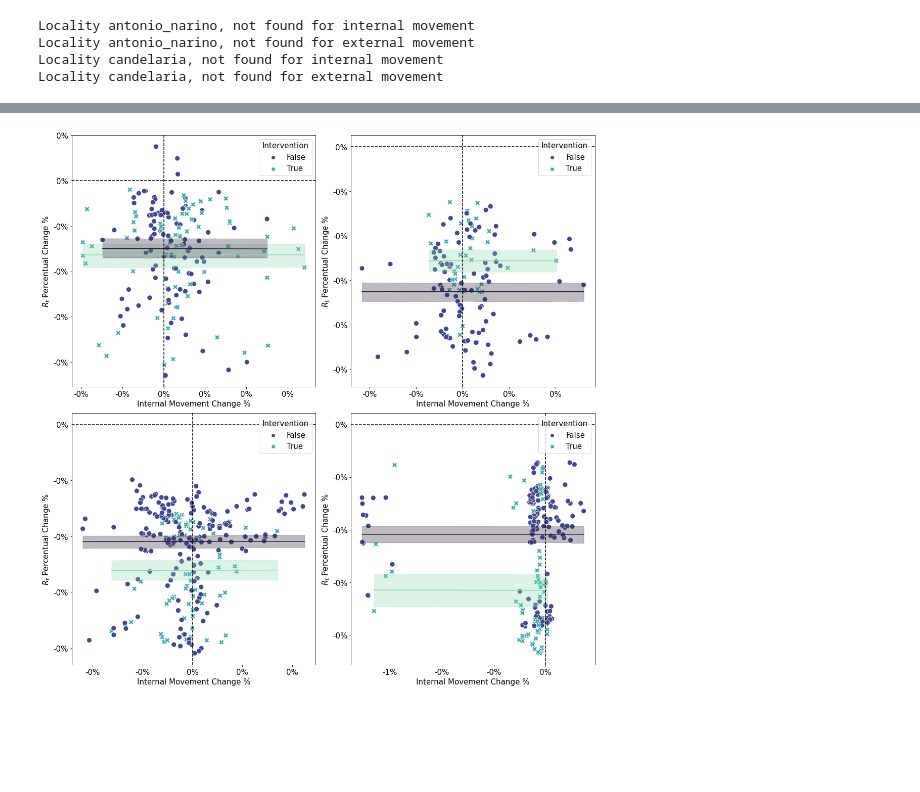
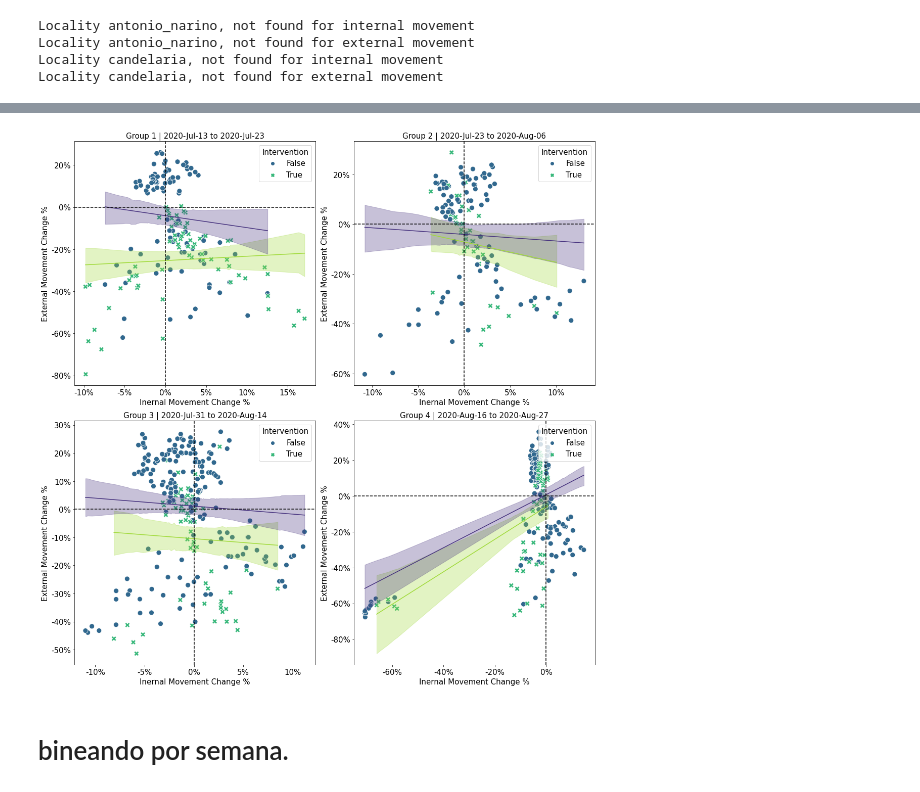
Before and after one commit to ChaosDonkey06/bogota_covid19_lockdowns, a Jupyter notebook: rt_percentual_change.ipynb, the cells around one changed output, grey strips where cells are left out. Saved outputs shown, nothing was run; the diff lists cells and outputs as text; code cells hidden in the pictures; blank space fills up the shorter version.

Commit message:
updating figures

```diff
--- a/rt_percentual_change.ipynb
+++ b/rt_percentual_change.ipynb
@@ -567,44 +649,54 @@ Number of divergences: 0
 # %%
-
-fig, ax = plt.subplots(2, 2, figsize=(15.5, 15.5), sharex=False)
-sns.scatterplot(ax=ax[0,0], data=A_merged_df, x="internal", y="rt_percentage", hue="locked_down", style="locked_down", s=100, palette='mako')
-ax[0,0].plot(df_resp_internal_A_lock["x"], df_resp_internal_A_lock["mean"], color=sns.color_palette("mako")[-1])
-ax[0,0].fill_between(df_resp_internal_A_lock["x"], df_resp_internal_A_lock["low_95"], df_resp_internal_A_lock["high_95"], color=sns.color_palette("mako")[-1], alpha=0.3, interpolate=True)
+A_merged_df =  all_data_merged[all_data_merged.lockdown_group== 'A']; A_merged_df = A_merged_df[A_merged_df["external"]>-0.95]
+B_merged_df =  all_data_merged[all_data_merged.lockdown_group== 'B']; B_merged_df = B_merged_df[B_merged_df["external"]>-0.95]
+C_merged_df =  all_data_merged[all_data_merged.lockdown_group== 'C']; C_merged_df = C_merged_df[C_merged_df["external"]>-0.95]
+D_merged_df =  all_data_merged[all_data_merged.lockdown_group== 'D']; D_merged_df = D_merged_df[D_merged_df["external"]>-0.95]
 
 
-ax[0,0].plot(df_resp_internal_A_nolock["x"], df_resp_internal_A_nolock["mean"], color=sns.color_palette("mako")[0])
-ax[0,0].fill_between(df_resp_internal_A_nolock["x"], df_resp_internal_A_nolock["low_95"], df_resp_internal_A_nolock["high_95"], color=sns.color_palette("mako")[0], alpha=0.3, interpolate=True)
+
+################ EXTERNAL ################
+fig, ax = plt.subplots(2, 2, figsize=(15.5, 15.5), sharex=False)
+sns.scatterplot(ax=ax[0,0], data=A_merged_df, x="internal", y="external", hue="locked_down", style="locked_down", s=100, palette='viridis')
+
+ax[0,0].plot(df_resp_internal_A_lock["x"], df_resp_internal_A_lock["mean"], color=sns.color_palette("viridis")[-1])
+ax[0,0].fill_between(df_resp_internal_A_lock["x"], df_resp_internal_A_lock["low_95"], df_resp_internal_A_lock["high_95"], color=sns.color_palette("viridis")[-1], alpha=0.3, interpolate=True)
+ax[0,0].plot(df_resp_internal_A_nolock["x"], df_resp_internal_A_nolock["mean"], color=sns.color_palette("viridis")[0])
+ax[0,0].fill_between(df_resp_internal_A_nolock["x"], df_resp_internal_A_nolock["low_95"], df_resp_internal_A_nolock["high_95"], color=sns.color_palette("viridis")[0], alpha=0.3, interpolate=True)
 
 
-sns.scatterplot(ax=ax[0,1], data=B_merged_df, x="internal", y="rt_percentage", hue="locked_down", style="locked_down", s=100, palette='mako')
-ax[0,1].plot(df_resp_internal_B_lock["x"], df_resp_internal_B_lock["mean"], color=sns.color_palette("mako")[-1])
-ax[0,1].fill_between(df_resp_internal_B_lock["x"], df_resp_internal_B_lock["low_95"], df_resp_internal_B_lock["high_95"], color=sns.color_palette("mako")[-1], alpha=0.3, interpolate=True)
-ax[0,1].plot(df_resp_internal_B_nolock["x"], df_resp_internal_B_nolock["mean"], color=sns.color_palette("mako")[0])
-ax[0,1].fill_between(df_resp_internal_B_nolock["x"], df_resp_internal_B_nolock["low_95"], df_resp_internal_B_nolock["high_95"], color=sns.color_palette("mako")[0], alpha=0.3, interpolate=True)
+sns.scatterplot(ax=ax[0,1], data=B_merged_df, x="internal", y="external", hue="locked_down", style="locked_down", s=100, palette='viridis')
+ax[0,1].plot(df_resp_internal_B_lock["x"], df_resp_internal_B_lock["mean"], color=sns.color_palette("viridis")[-1])
+ax[0,1].fill_between(df_resp_internal_B_lock["x"], df_resp_internal_B_lock["low_95"], df_resp_internal_B_lock["high_95"], color=sns.color_palette("viridis")[-1], alpha=0.3, interpolate=True)
+ax[0,1].plot(df_resp_internal_B_nolock["x"], df_resp_internal_B_nolock["mean"], color=sns.color_palette("viridis")[0])
+ax[0,1].fill_between(df_resp_internal_B_nolock["x"], df_resp_internal_B_nolock["low_95"], df_resp_internal_B_nolock["high_95"], color=sns.color_palette("viridis")[0], alpha=0.3, interpolate=True)
 
-sns.scatterplot(ax=ax[1,0], data=C_merged_df, x="internal", y="rt_percentage", hue="locked_down", style="locked_down", s=100, palette='mako')
-ax[1,0].plot(df_resp_internal_C_lock["x"], df_resp_internal_C_lock["mean"], color=sns.color_palette("mako")[-1])
-ax[1,0].fill_between(df_resp_internal_C_lock["x"], df_resp_internal_C_lock["low_95"], df_resp_internal_C_lock["high_95"], color=sns.color_palette("mako")[-1], alpha=0.3, interpolate=True)
-ax[1,0].plot(df_resp_internal_C_nolock["x"], df_resp_internal_C_nolock["mean"], color=sns.color_palette("mako")[0])
-ax[1,0].fill_between(df_resp_internal_C_nolock["x"], df_resp_internal_C_nolock["low_95"], df_resp_internal_C_nolock["high_95"], color=sns.color_palette("mako")[0], alpha=0.3, interpolate=True)
+sns.scatterplot(ax=ax[1,0], data=C_merged_df, x="internal", y="external", hue="locked_down", style="locked_down", s=100, palette='viridis')
+ax[1,0].plot(df_resp_internal_C_lock["x"], df_resp_internal_C_lock["mean"], color=sns.color_palette("viridis")[-1])
+ax[1,0].fill_between(df_resp_internal_C_lock["x"], df_resp_internal_C_lock["low_95"], df_resp_internal_C_lock["high_95"], color=sns.color_palette("viridis")[-1], alpha=0.3, interpolate=True)
+ax[1,0].plot(df_resp_internal_C_nolock["x"], df_resp_internal_C_nolock["mean"], color=sns.color_palette("viridis")[0])
+ax[1,0].fill_between(df_resp_internal_C_nolock["x"], df_resp_internal_C_nolock["low_95"], df_resp_internal_C_nolock["high_95"], color=sns.color_palette("viridis")[0], alpha=0.3, interpolate=True)
 
 
-sns.scatterplot(ax=ax[1,1], data=D_merged_df, x="internal", y="rt_percentage", hue="locked_down", style="locked_down", s=100, palette='mako')
-ax[1,1].plot(df_resp_internal_D_lock["x"], df_resp_internal_D_lock["mean"], color=sns.color_palette("mako")[-1])
-ax[1,1].fill_between(df_resp_internal_D_lock["x"], df_resp_internal_D_lock["low_95"], df_resp_internal_D_lock["high_95"], color=sns.color_palette("mako")[-1], alpha=0.3, interpolate=True)
-ax[1,1].plot(df_resp_internal_D_nolock["x"], df_resp_internal_D_nolock["mean"], color=sns.color_palette("mako")[0])
-ax[1,1].fill_between(df_resp_internal_D_nolock["x"], df_resp_internal_D_nolock["low_95"], df_resp_internal_D_nolock["high_95"], color=sns.color_palette("mako")[0], alpha=0.3, interpolate=True)
+sns.scatterplot(ax=ax[1,1], data=D_merged_df, x="internal", y="external", hue="locked_down", style="locked_down", s=100, palette='viridis')
+ax[1,1].plot(df_resp_internal_D_lock["x"], df_resp_internal_D_lock["mean"], color=sns.color_palette("viridis")[-1])
+ax[1,1].fill_between(df_resp_internal_D_lock["x"], df_resp_internal_D_lock["low_95"], df_resp_internal_D_lock["high_95"], color=sns.color_palette("viridis")[-1], alpha=0.3, interpolate=True)
+ax[1,1].plot(df_resp_internal_D_nolock["x"], df_resp_internal_D_nolock["mean"], color=sns.color_palette("viridis")[0])
+ax[1,1].fill_between(df_resp_internal_D_nolock["x"], df_resp_internal_D_nolock["low_95"], df_resp_internal_D_nolock["high_95"], color=sns.color_palette("viridis")[0], alpha=0.3, interpolate=True)
 
+codes_names = ['Group 1', 'Group 2', 'Group 3', 'Group 4']
 for idx, axi in enumerate(ax.flatten()):
     lock = lockdowns[idx]
     axi.axhline(y=0, color='black', linestyle='--')
     axi.axvline(x=0, color='black', linestyle='--')
     axi.legend(loc='upper right', fontsize=15, title='Intervention', title_fontsize=15)
-    axi.set_xlabel('Internal Movement Change %', fontsize=15)
-    axi.set_ylabel(r'$R_t$ Percentual Change %', fontsize=15)
-    axi.yaxis.set_major_formatter(ticker.StrMethodFormatter("{x:.0f}%"))
-    axi.xaxis.set_major_formatter(ticker.StrMethodFormatter("{x:.0f}%"))
+    axi.set_xlabel('Inernal Movement Change %', fontsize=15)
+    axi.set_ylabel('External Movement Change %', fontsize=15)
+    axi.yaxis.set_major_formatter(ticker.StrMethodFormatter("{x:.0%}"))
+    axi.xaxis.set_major_formatter(ticker.StrMethodFormatter("{x:.0%}"))
     axi.tick_params(axis='both', labelsize=15)
 
+    axi.set_title(f"{codes_names[idx]} | {lock['start_date'].strftime('%Y-%b-%d')} to {lock['end_date'].strftime('%Y-%b-%d')}", fontsize=15)
+
 plt.tight_layout()
+fig.savefig(os.path.join(results_dir, 'figures', 'internal_external_scatter_bayesian_regression.png'), dpi=300,  bbox_inches='tight', transparent=True)
 # %% [output]
@@ -628 +703,3 @@ Number of divergences: 0
-[figure, old version]
+[figure, new version]
+# %% [markdown]
+#  bineando por semana.
```
Also changed, not shown: parts of 10 cells of this notebook.
